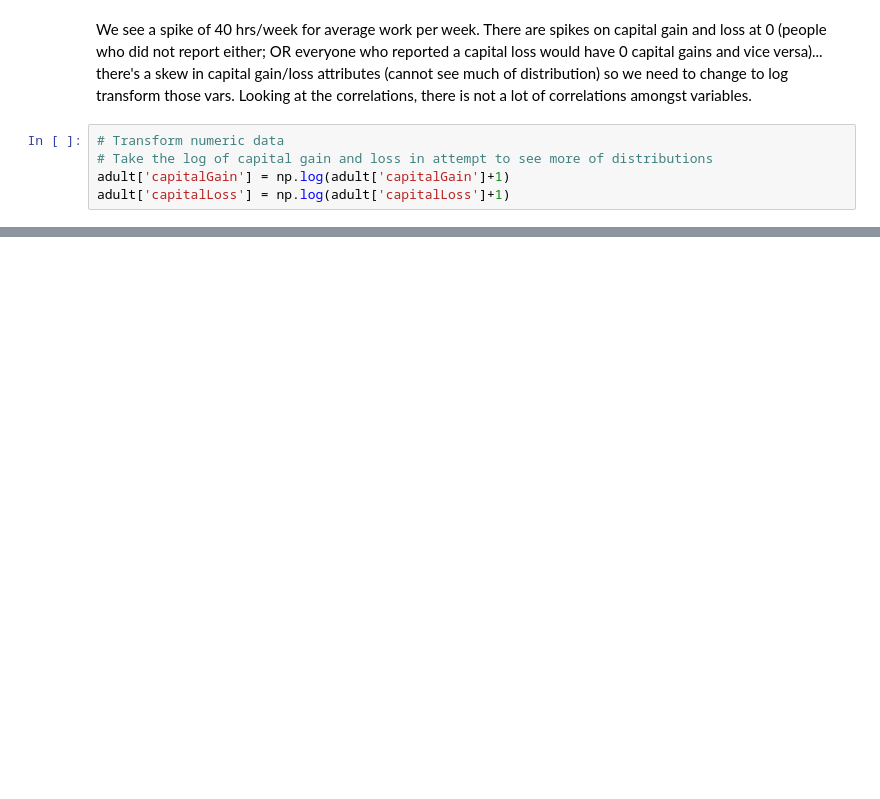
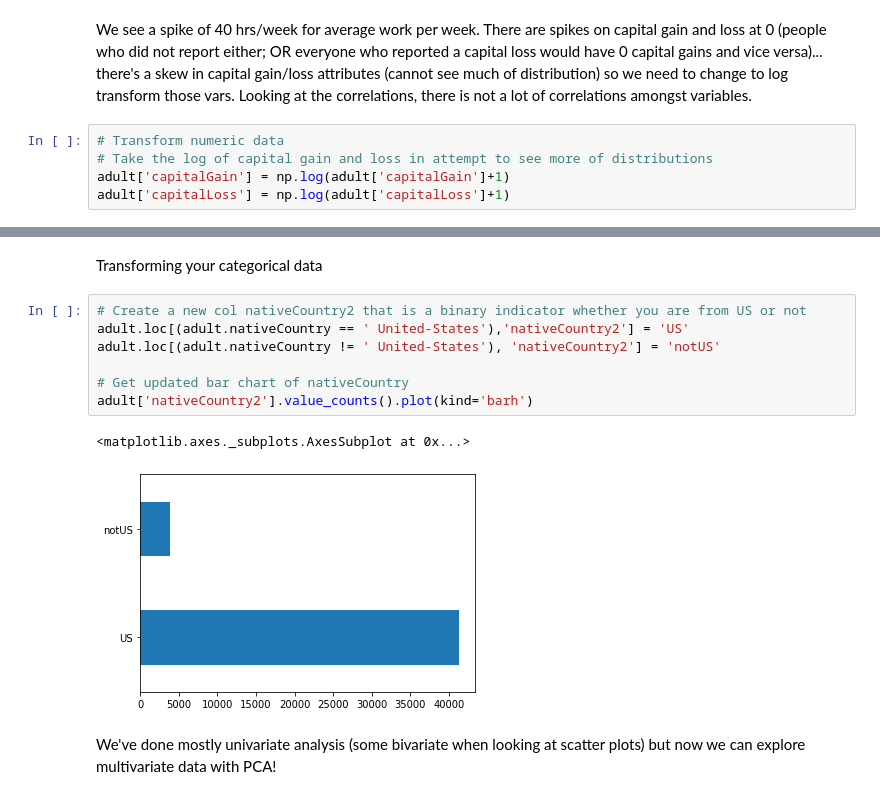
Before and after one commit to chelynl/hierarchical_clustering, a Jupyter notebook: Hierarchical_Clustering.ipynb, the cells around one changed output, grey strips where cells are left out. Saved outputs shown, nothing was run; the diff lists cells and outputs as text; blank space fills up the shorter version.

```diff
--- a/Hierarchical_Clustering.ipynb
+++ b/Hierarchical_Clustering.ipynb
@@ -56,0 +96,14 @@ adult['capitalLoss'] = np.log(adult['capitalLoss']+1)
+# %% [markdown]
+Transforming your categorical data
+# %%
+# Create a new col nativeCountry2 that is a binary indicator whether you are from US or not
+adult.loc[(adult.nativeCountry == ' United-States'),'nativeCountry2'] = 'US'
+adult.loc[(adult.nativeCountry != ' United-States'), 'nativeCountry2'] = 'notUS'
+
+# Get updated bar chart of nativeCountry
+adult['nativeCountry2'].value_counts().plot(kind='barh')
+# %% [output]
+<matplotlib.axes._subplots.AxesSubplot at 0x...>
+[figure, added]
+# %% [markdown]
+We've done mostly univariate analysis (some bivariate when looking at scatter plots) but now we can explore multivariate data with PCA!
```
Also changed, not shown: parts of 7 cells of this notebook.
